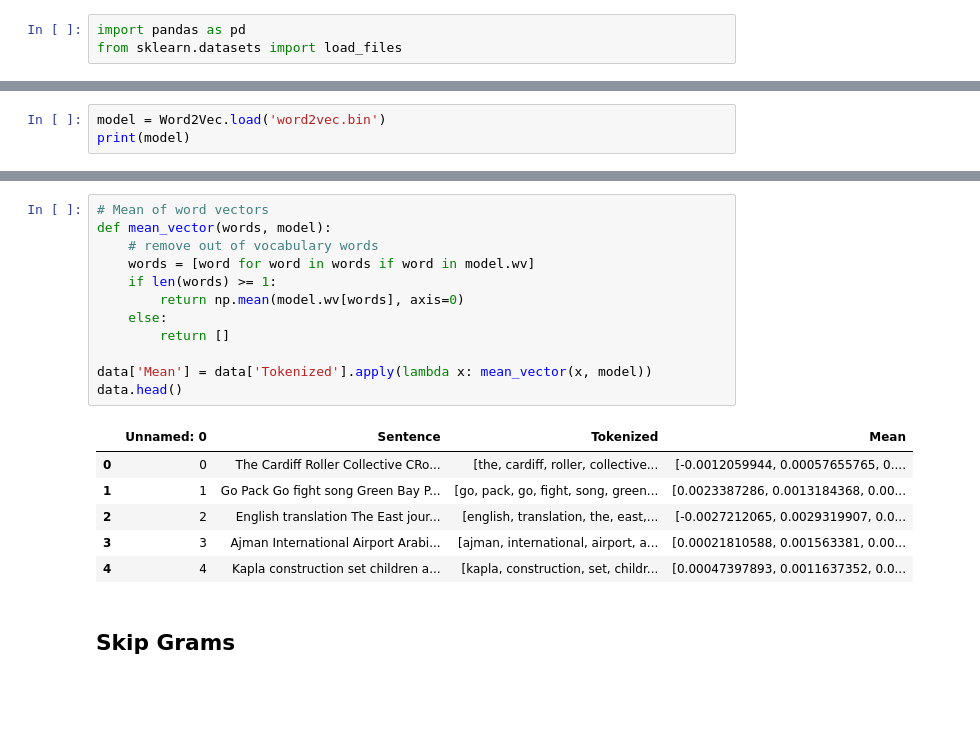
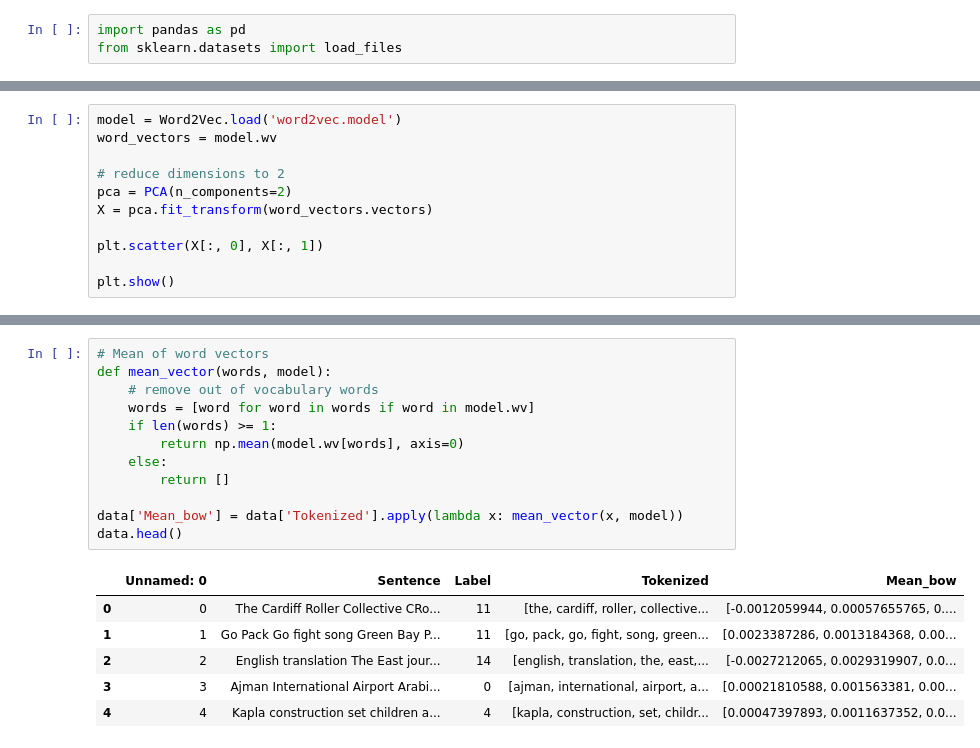
Before and after one commit to Hawawou/NLP, a Jupyter notebook: embedding.ipynb, the cells around one changed output, grey strips where cells are left out. Cells and saved outputs as stored; diff of their text form; blank space fills up the shorter version.

```diff
--- a/embedding.ipynb
+++ b/embedding.ipynb
@@ -91,3 +119,0 @@ KeyedVectors<vector_size=100, 975 keys>
-# %%
-model = Word2Vec.load('word2vec.bin')
-print(model)
@@ -95,0 +123,11 @@ Word2Vec<vocab=975, vector_size=100, alpha=0.025>
+# %%
+model = Word2Vec.load('word2vec.model')
+word_vectors = model.wv
+
+# reduce dimensions to 2
+pca = PCA(n_components=2)
+X = pca.fit_transform(word_vectors.vectors)
+
+plt.scatter(X[:, 0], X[:, 1])
+
+plt.show()
@@ -96,21 +136,19 @@ Word2Vec<vocab=975, vector_size=100, alpha=0.025>
 # %%
 # Mean of word vectors
 def mean_vector(words, model):
     # remove out of vocabulary words
     words = [word for word in words if word in model.wv]
     if len(words) >= 1:
         return np.mean(model.wv[words], axis=0)
     else:
         return []
 
-data['Mean'] = data['Tokenized'].apply(lambda x: mean_vector(x, model))
+data['Mean_bow'] = data['Tokenized'].apply(lambda x: mean_vector(x, model))
 data.head()
 # %% [output]
-|  | Unnamed: 0 | Sentence | Tokenized | Mean |
-| 0 | 0 | The Cardiff Roller Collective CRo... | [the, cardiff, roller, collective... | [-0.0012059944, 0.00057655765, 0.... |
-| 1 | 1 | Go Pack Go fight song Green Bay P... | [go, pack, go, fight, song, green... | [0.0023387286, 0.0013184368, 0.00... |
-| 2 | 2 | English translation The East jour... | [english, translation, the, east,... | [-0.0027212065, 0.0029319907, 0.0... |
-| 3 | 3 | Ajman International Airport Arabi... | [ajman, international, airport, a... | [0.00021810588, 0.001563381, 0.00... |
-| 4 | 4 | Kapla construction set children a... | [kapla, construction, set, childr... | [0.00047397893, 0.0011637352, 0.0... |
+|  | Unnamed: 0 | Sentence | Label | Tokenized | Mean_bow |
+| 0 | 0 | The Cardiff Roller Collective CRo... | 11 | [the, cardiff, roller, collective... | [-0.0012059944, 0.00057655765, 0.... |
+| 1 | 1 | Go Pack Go fight song Green Bay P... | 11 | [go, pack, go, fight, song, green... | [0.0023387286, 0.0013184368, 0.00... |
+| 2 | 2 | English translation The East jour... | 14 | [english, translation, the, east,... | [-0.0027212065, 0.0029319907, 0.0... |
+| 3 | 3 | Ajman International Airport Arabi... | 0 | [ajman, international, airport, a... | [0.00021810588, 0.001563381, 0.00... |
+| 4 | 4 | Kapla construction set children a... | 4 | [kapla, construction, set, childr... | [0.00047397893, 0.0011637352, 0.0... |
-# %% [markdown]
-## Skip Grams
```
Also changed, not shown: parts of 26 cells of this notebook, 4 other files.
